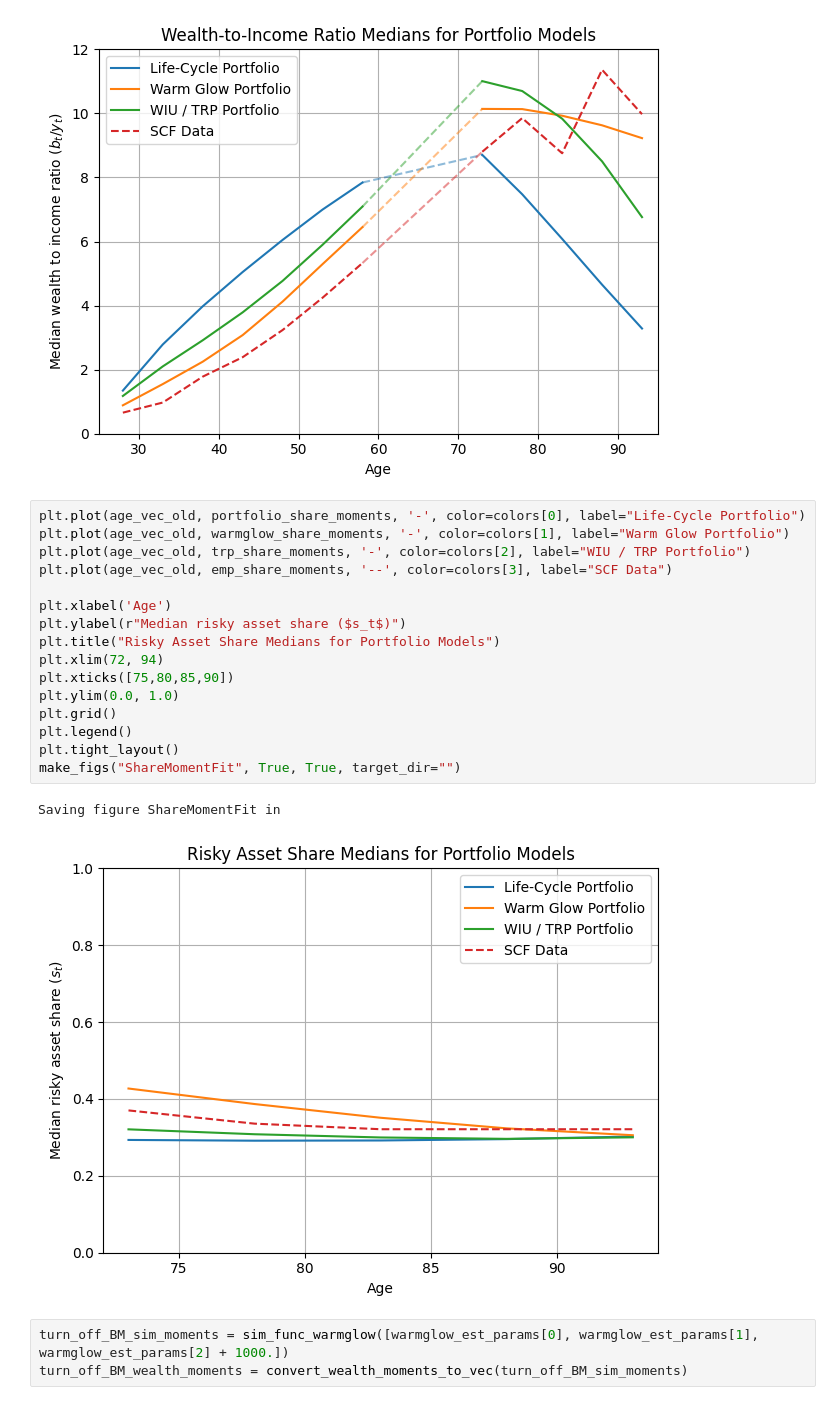
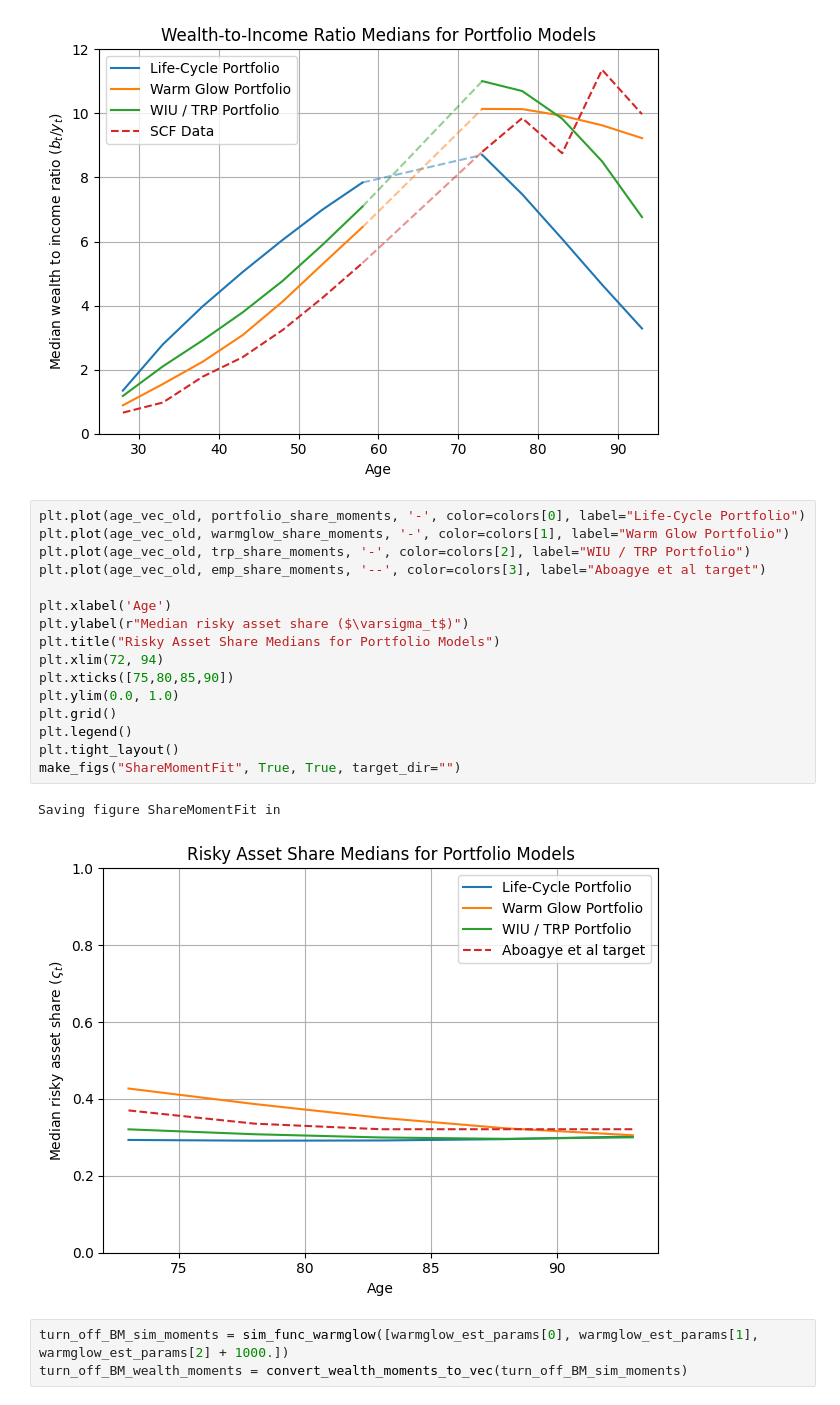
Before and after one commit to econ-ark/Life-Cycle-Prime-Time, a Jupyter notebook: src/notebooks/Model_Comparisons.ipynb, the cells around one changed output. Cells and saved outputs as stored; diff of their text form.

```diff
--- a/src/notebooks/Model_Comparisons.ipynb
+++ b/src/notebooks/Model_Comparisons.ipynb
@@ -131,22 +131,22 @@ Saving figure WealthMomentFit in
 # %%
 plt.plot(age_vec_old, portfolio_share_moments, '-', color=colors[0], label="Life-Cycle Portfolio")
 plt.plot(age_vec_old, warmglow_share_moments, '-', color=colors[1], label="Warm Glow Portfolio")
 plt.plot(age_vec_old, trp_share_moments, '-', color=colors[2], label="WIU / TRP Portfolio")
-plt.plot(age_vec_old, emp_share_moments, '--', color=colors[3], label="SCF Data")
+plt.plot(age_vec_old, emp_share_moments, '--', color=colors[3], label="Aboagye et al target")
 
 plt.xlabel('Age')
-plt.ylabel(r"Median risky asset share ($s_t$)")
+plt.ylabel(r"Median risky asset share ($\varsigma_t$)")
 plt.title("Risky Asset Share Medians for Portfolio Models")
 plt.xlim(72, 94)
 plt.xticks([75,80,85,90])
 plt.ylim(0.0, 1.0)
 plt.grid()
 plt.legend()
 plt.tight_layout()
 make_figs("ShareMomentFit", True, True, target_dir="")
 # %% [output]
 Saving figure ShareMomentFit in
-[figure, old version]
+[figure, new version]
 # %%
 turn_off_BM_sim_moments = sim_func_warmglow([warmglow_est_params[0], warmglow_est_params[1], warmglow_est_params[2] + 1000.])
 turn_off_BM_wealth_moments = convert_wealth_moments_to_vec(turn_off_BM_sim_moments)
```
Also changed, not shown: parts of 6 cells of this notebook, 21 other files.
